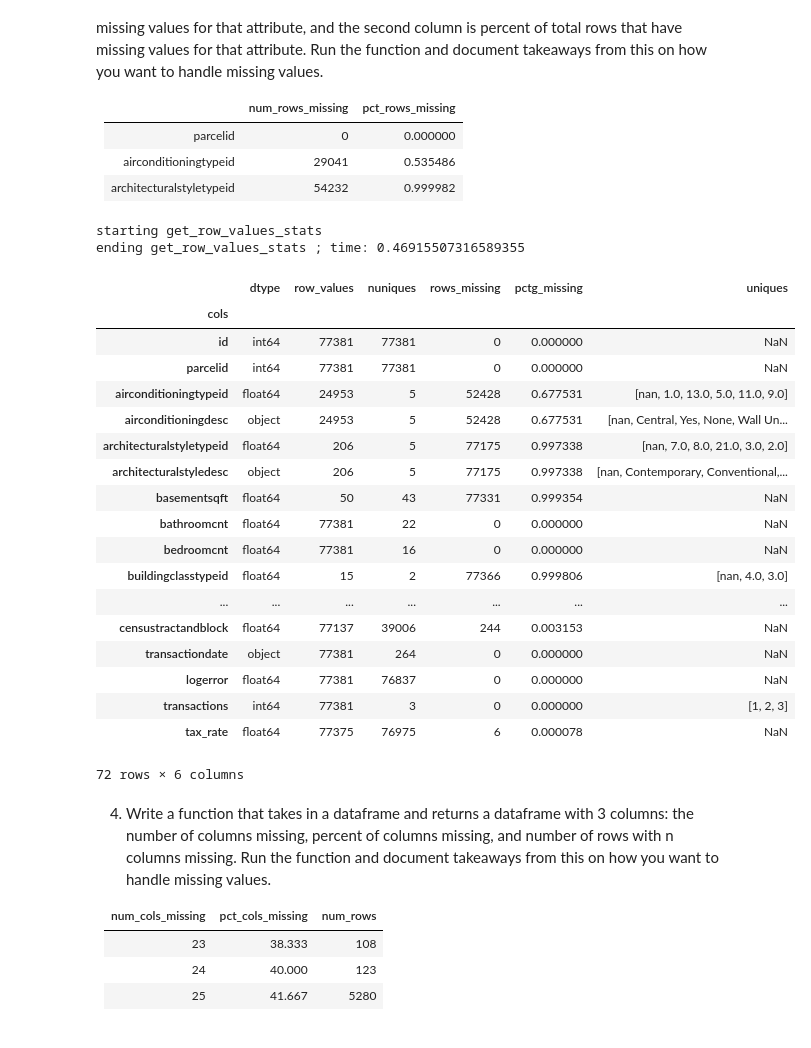
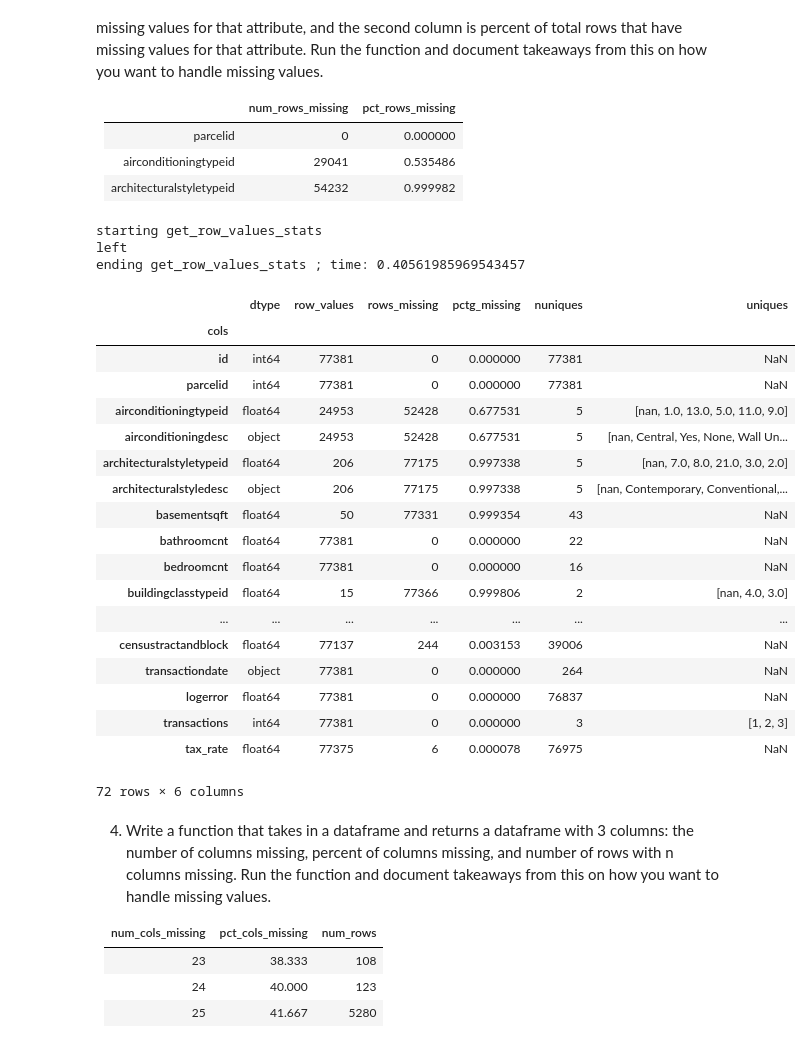
Before and after one commit to kjeliasen/ds-methodologies-exercises, a Jupyter notebook: clustering/Zillow.ipynb, the cells around one changed output. Saved outputs shown, nothing was run; the diff lists cells and outputs as text; code cells hidden in the pictures.

```diff
--- a/clustering/Zillow.ipynb
+++ b/clustering/Zillow.ipynb
@@ -127,19 +127,21 @@ ending frame_splain ; time: 0.4734361171722412
 |architecturalstyletypeid|54232|0.999982|
 # %%
 @timeifdebug
-def get_row_values_stats(
+def get_column_values_stats(
         df,
         get_cols=[],
         max_uniques=10,
         target_col='',
+        limit_to_max=False,
         **kwargs
         ):
     '''
-    get_row_values_stats(
+    get_column_values_stats(
         df,
         get_cols=[],
         max_uniques=10,
         target_col='',
+        limit_to_max=False,
         **kwargs
         )
     RETURNS summary dataframe
@@ -148,16 +150,33 @@ def get_row_values_stats(
     returns a summary report with column name as its index.
 
     Report shows the following information about the columns of the dataframe:
+        cols: column name
         dtypes: data type
         row_values: number of rows with non-null values
-        nunuiques: number of unique values
-        uniques: unique values if the unique value count is less than or equal
-            to max_uniques.
         rows_missing: number of rows with missing values
         pctg_missing: percentage of rows with missing values
+        nunuiques: number of unique values
+        uniques: list of unique values if the unique value count is less than
+            or equal to max_uniques.
 
     If the input dataframe contains the target column, enter that name as the
-    target_col argument so it can be removed from the analysis.
+    target_col argument and it will be removed from the analysis.
+
+    If limit_to_max is True (default), the resulting dataframe will only show
+    columns with no more unique values than specified in max_uniques.
+
+    NOTE: This function can be used to identify and then re-type catergorical
+    columns. Run the function with the following parameters, change the data
+    types of know categorical values to 'category', then re-run this function,
+    gradually increasing the max_uniques value until the desired limit for
+    categoricals has been met.
+
+    get_column_values_stats(
+        df,
+        get_cols=df.columns[df.dtypes!='category'],
+        max_uniques=5,
+        limit_to_max=True
+        )
     '''
     # get rowcount
     num_recs = len(df)
@@ -174,40 +193,42 @@ def get_row_values_stats(
     # get statistics on all columns
     df_cols['dtype'] = df_cols.cols.apply(lambda x: df[x].dtype)
     df_cols['row_values'] = df_cols.cols.apply(lambda x: df[x].count())
-    df_cols['nuniques'] = df_cols.cols.apply(lambda x: df[x].nunique())
     df_cols['rows_missing'] = num_recs - df_cols.row_values
     df_cols['pctg_missing'] = df_cols.rows_missing / num_recs
+    df_cols['nuniques'] = df_cols.cols.apply(lambda x: df[x].nunique())
 
     # get unique valeues for columns within unique value limits
     df_cats = df_cols[df_cols.nuniques <= max_uniques]
     df_cats['uniques'] = df_cats.cols.apply(lambda x: df[x].unique())
 
     # merge and set index
-    df_cols = df_cols.join(df_cats.uniques, how='left')
+    join_type = 'inner' if limit_to_max else 'left'
+    df_cols = df_cols.join(df_cats.uniques, how=join_type)
     return df_cols.set_index('cols')
 # %%
-get_row_values_stats(df, get_cols=df.columns[df.dtypes!='category'])
+get_column_values_stats(df, get_cols=df.columns[df.dtypes!='category'],max_uniques=15,limit_to_max=False)
 # %% [output]
 starting get_row_values_stats
-ending get_row_values_stats ; time: 0.46915507316589355
+left
+ending get_row_values_stats ; time: 0.40561985969543457
-|  | dtype | row_values | nuniques | rows_missing | pctg_missing | uniques |
+|  | dtype | row_values | rows_missing | pctg_missing | nuniques | uniques |
 | cols |  |  |  |  |  |  |
-| id | int64 | 77381 | 77381 | 0 | 0.000000 | NaN |
-| parcelid | int64 | 77381 | 77381 | 0 | 0.000000 | NaN |
-| airconditioningtypeid | float64 | 24953 | 5 | 52428 | 0.677531 | [nan, 1.0, 13.0, 5.0, 11.0, 9.0] |
-| airconditioningdesc | object | 24953 | 5 | 52428 | 0.677531 | [nan, Central, Yes, None, Wall Un... |
-| architecturalstyletypeid | float64 | 206 | 5 | 77175 | 0.997338 | [nan, 7.0, 8.0, 21.0, 3.0, 2.0] |
-| architecturalstyledesc | object | 206 | 5 | 77175 | 0.997338 | [nan, Contemporary, Conventional,... |
-| basementsqft | float64 | 50 | 43 | 77331 | 0.999354 | NaN |
-| bathroomcnt | float64 | 77381 | 22 | 0 | 0.000000 | NaN |
-| bedroomcnt | float64 | 77381 | 16 | 0 | 0.000000 | NaN |
-| buildingclasstypeid | float64 | 15 | 2 | 77366 | 0.999806 | [nan, 4.0, 3.0] |
+| id | int64 | 77381 | 0 | 0.000000 | 77381 | NaN |
+| parcelid | int64 | 77381 | 0 | 0.000000 | 77381 | NaN |
+| airconditioningtypeid | float64 | 24953 | 52428 | 0.677531 | 5 | [nan, 1.0, 13.0, 5.0, 11.0, 9.0] |
+| airconditioningdesc | object | 24953 | 52428 | 0.677531 | 5 | [nan, Central, Yes, None, Wall Un... |
+| architecturalstyletypeid | float64 | 206 | 77175 | 0.997338 | 5 | [nan, 7.0, 8.0, 21.0, 3.0, 2.0] |
+| architecturalstyledesc | object | 206 | 77175 | 0.997338 | 5 | [nan, Contemporary, Conventional,... |
+| basementsqft | float64 | 50 | 77331 | 0.999354 | 43 | NaN |
+| bathroomcnt | float64 | 77381 | 0 | 0.000000 | 22 | NaN |
+| bedroomcnt | float64 | 77381 | 0 | 0.000000 | 16 | NaN |
+| buildingclasstypeid | float64 | 15 | 77366 | 0.999806 | 2 | [nan, 4.0, 3.0] |
 | ... | ... | ... | ... | ... | ... | ... |
-| censustractandblock | float64 | 77137 | 39006 | 244 | 0.003153 | NaN |
-| transactiondate | object | 77381 | 264 | 0 | 0.000000 | NaN |
-| logerror | float64 | 77381 | 76837 | 0 | 0.000000 | NaN |
-| transactions | int64 | 77381 | 3 | 0 | 0.000000 | [1, 2, 3] |
-| tax_rate | float64 | 77375 | 76975 | 6 | 0.000078 | NaN |
+| censustractandblock | float64 | 77137 | 244 | 0.003153 | 39006 | NaN |
+| transactiondate | object | 77381 | 0 | 0.000000 | 264 | NaN |
+| logerror | float64 | 77381 | 0 | 0.000000 | 76837 | NaN |
+| transactions | int64 | 77381 | 0 | 0.000000 | 3 | [1, 2, 3] |
+| tax_rate | float64 | 77375 | 6 | 0.000078 | 76975 | NaN |
 72 rows × 6 columns
 # %% [markdown]
 4. Write a function that takes in a dataframe and returns a dataframe with 3 columns: the number of columns missing, percent of columns missing, and number of rows with n columns missing. Run the function and document takeaways from this on how you want to handle missing values.
```
Also changed, not shown: parts of 2 cells of this notebook, 3 other files.
